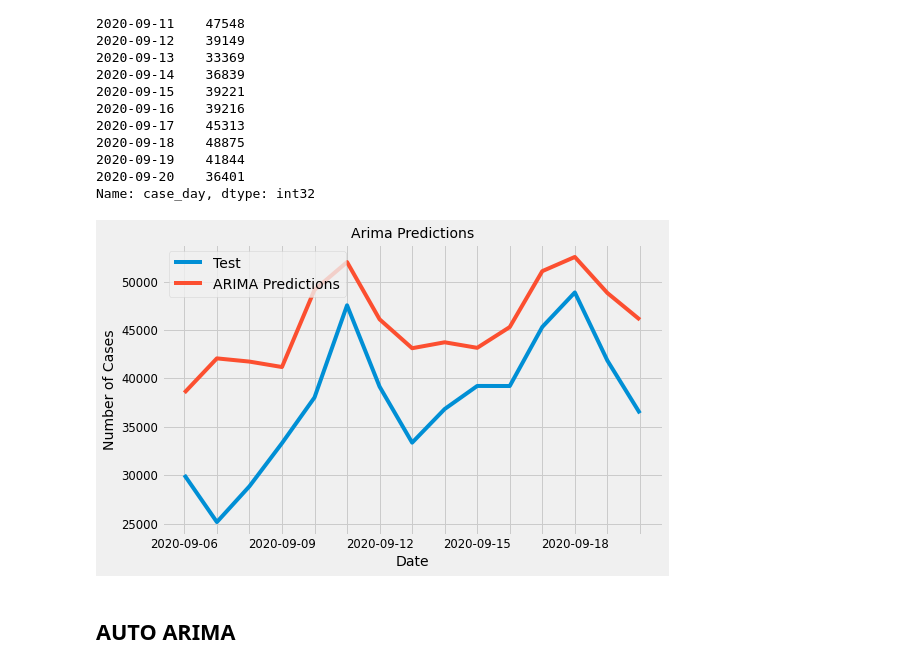
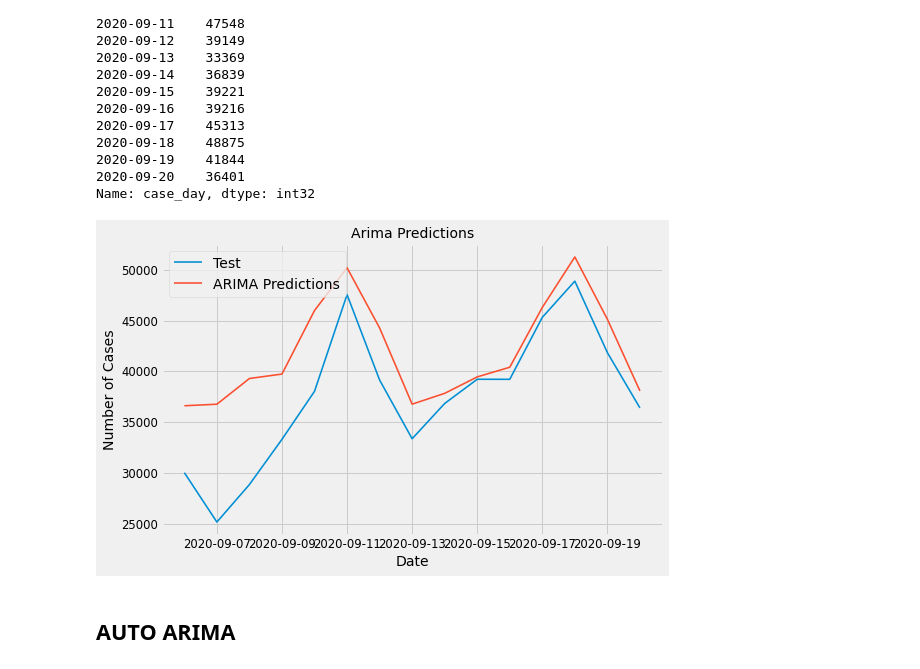
Before and after one commit to jagan-singh/covid-forecasting, a Jupyter notebook: us_cases.ipynb, the cells around one changed output. Cells and saved outputs as stored; diff of their text form; code cells hidden in the pictures.

```diff
--- a/us_cases.ipynb
+++ b/us_cases.ipynb
@@ -27,7 +27,8 @@ params = {'legend.fontsize': 'medium',
          'axes.labelsize': 'medium',
          'axes.titlesize':'medium',
          'xtick.labelsize':'small',
-         'ytick.labelsize':'small'}
+         'ytick.labelsize':'small',
+          'lines.linewidth' : 1.6}
 plt.rcParams.update(params)
 import warnings
 warnings.filterwarnings('ignore')
@@ -36,4 +44,5 @@ df_us = pd.read_csv('us.csv')
 # %%
+df_us['date'] = pd.to_datetime(df_us['date'])
 df_us.set_index('date', inplace = True)
 # %%
 df_us.shape
@@ -331,7 +346,7 @@ len(train)
 # %% [markdown]
 ## ARIMA (7, 1 ,6)
 # %%
-best_arima = ARIMA(train, order=(7, 2, 6), exog=None)
+best_arima = ARIMA(train, order=(7, 1, 6), exog=None)
 best_arima_fit = best_arima.fit()
 # %%
 best_arima_fit.plot_predict()
@@ -341,5 +356,6 @@ plt.show()
 # %%
-preds = best_arima_fit.forecast(steps = 15)[0]
+preds = test.copy()
+preds = preds.replace(preds.values,  best_arima_fit.forecast(steps = 15)[0])
 # %%
 best_arima_fit.summary()
 # %% [output]
@@ -406,17 +443,15 @@ date
 2020-09-20    36401
 Name: case_day, dtype: int32
 # %%
-fig, ax = plt.subplots()
 plt.plot(test, label = 'Test')
 plt.plot(preds, label = 'ARIMA Predictions')
 plt.legend(loc = 'upper left')
 plt.xlabel('Date')
 plt.ylabel('Number of Cases')
 plt.title('Arima Predictions')
-helper_plot(3)
 plt.show()
 # %% [output]
-[figure, old version]
+[figure, new version]
 # %% [markdown]
 ## AUTO ARIMA
 # %%
```
Also changed, not shown: parts of 55 cells of this notebook, 1 other file.
